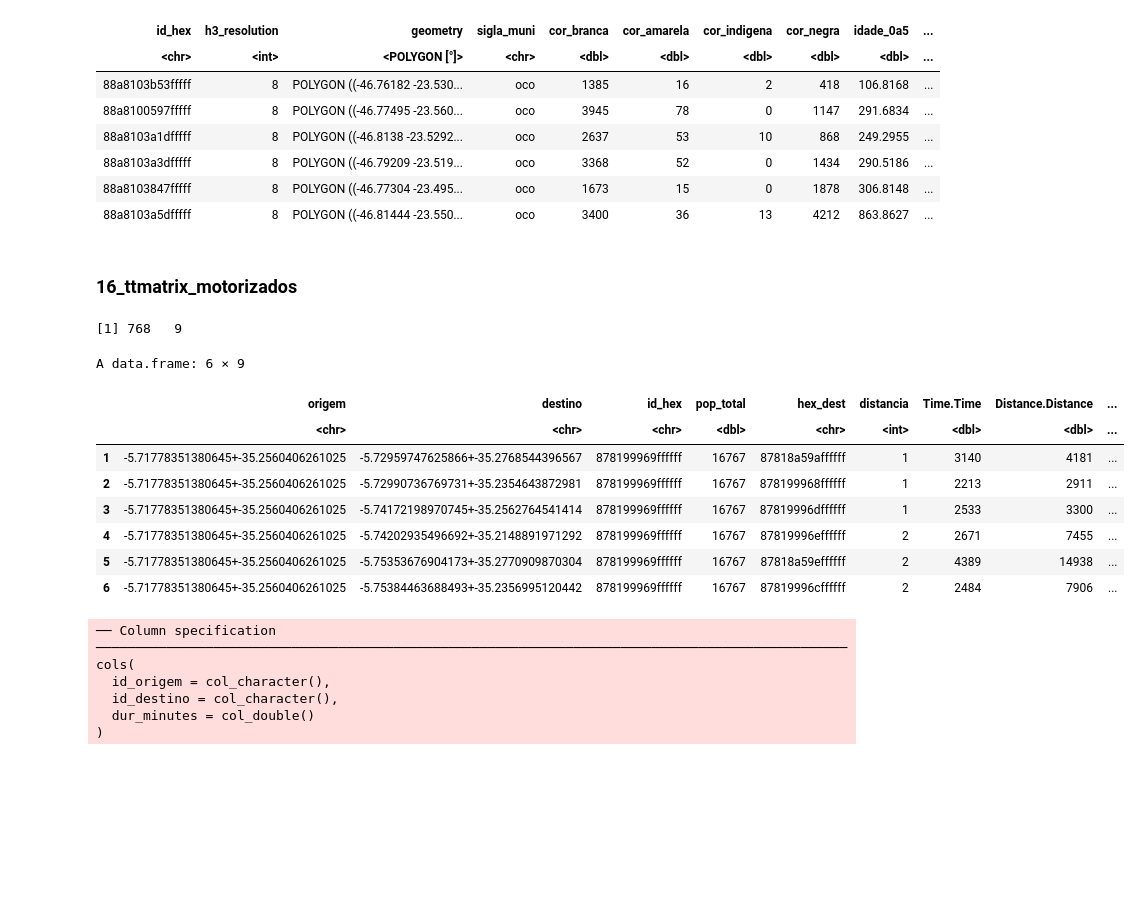
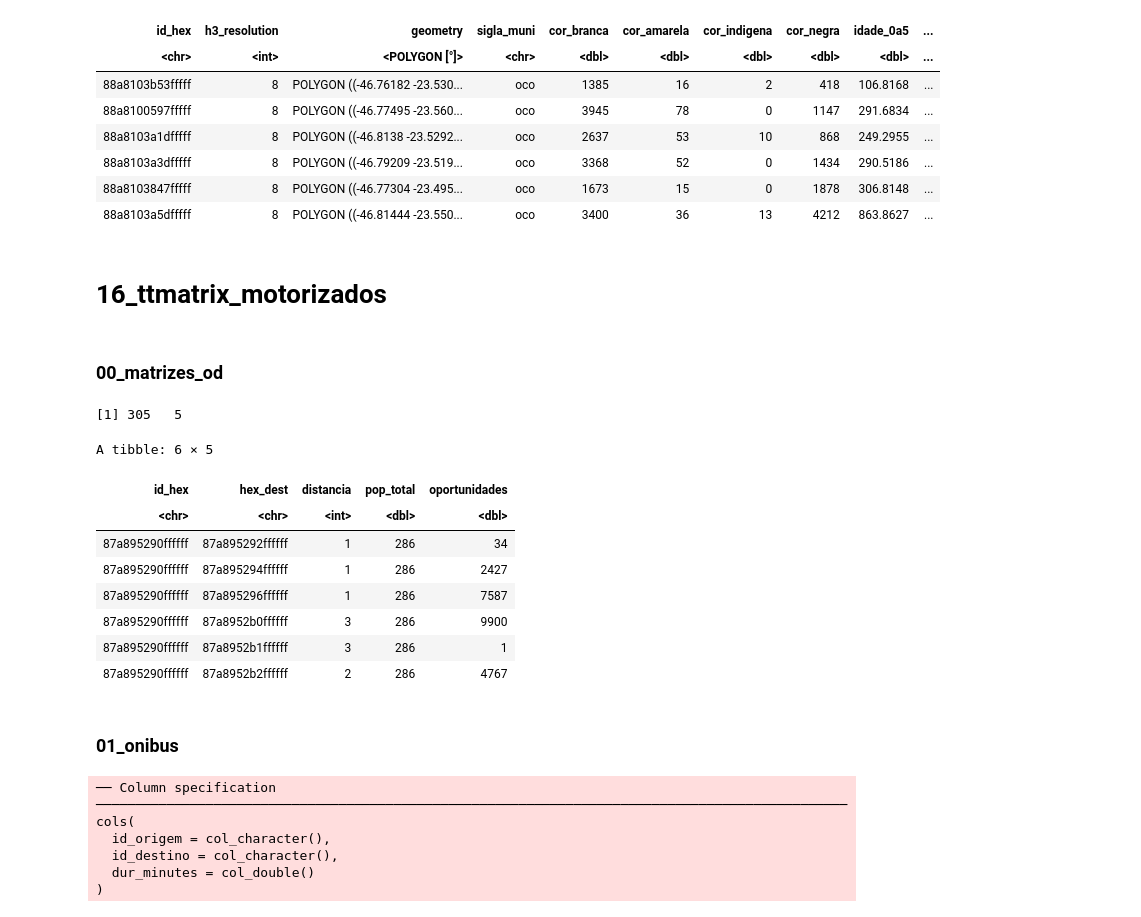
Before and after one commit to Multiplicidademobilidade/indice_acesso_cidade, a Jupyter notebook: R/dev_rev/01 - Visualização de objetos resultantes por pasta.ipynb, the cells around one changed output. Cells and saved outputs as stored; diff of their text form; code cells hidden in the pictures; blank space fills up the shorter version.

```diff
--- a/R/dev_rev/01 - Visualização de objetos resultantes por pasta.ipynb
+++ b/R/dev_rev/01 - Visualização de objetos resultantes por pasta.ipynb
@@ -533,21 +533,25 @@ A sf: 6 × 37
 | 88a8103847fffff | 8 | POLYGON ((-46.77304 -23.495... | oco | 1673 | 15 | 0 | 1878 | 306.8148 | ... |
 | 88a8103a5dfffff | 8 | POLYGON ((-46.81444 -23.550... | oco | 3400 | 36 | 13 | 4212 | 863.8627 | ... |
 # %% [markdown]
-### 16_ttmatrix_motorizados
+# 16_ttmatrix_motorizados
+# %% [markdown]
+### 00_matrizes_od
 # %%
-open_file <- '../../../indice-mobilidade_dados/16_ttmatrix_motorizados/2019/matriztp_nat_07_2019.rds'
-ttmatrix_transit <- read_rds(open_file)
+open_file <- '../../../indice-mobilidade_dados/16_ttmatrix_motorizados/2019/00_matrizes_od/matriz_od_vta_07_2019.rds'
+matriz_od <- read_rds(open_file)
 
-dim(ttmatrix_transit)
-head(ttmatrix_transit)
+dim(matriz_od)
+head(matriz_od)
 # %% [output]
-[1] 768   9
+[1] 305   5
-A data.frame: 6 × 9
+A tibble: 6 × 5
-|  | origem | destino | id_hex | pop_total | hex_dest | distancia | Time.Time | Distance.Distance | ... |
-|  | <chr> | <chr> | <chr> | <dbl> | <chr> | <int> | <dbl> | <dbl> | ... |
-| 1 | -5.71778351380645+-35.2560406261025 | -5.72959747625866+-35.2768544396567 | 878199969ffffff | 16767 | 87818a59affffff | 1 | 3140 | 4181 | ... |
-| 2 | -5.71778351380645+-35.2560406261025 | -5.72990736769731+-35.2354643872981 | 878199969ffffff | 16767 | 878199968ffffff | 1 | 2213 | 2911 | ... |
-| 3 | -5.71778351380645+-35.2560406261025 | -5.74172198970745+-35.2562764541414 | 878199969ffffff | 16767 | 87819996dffffff | 1 | 2533 | 3300 | ... |
-| 4 | -5.71778351380645+-35.2560406261025 | -5.74202935496692+-35.2148891971292 | 878199969ffffff | 16767 | 87819996effffff | 2 | 2671 | 7455 | ... |
-| 5 | -5.71778351380645+-35.2560406261025 | -5.75353676904173+-35.2770909870304 | 878199969ffffff | 16767 | 87818a59effffff | 2 | 4389 | 14938 | ... |
-| 6 | -5.71778351380645+-35.2560406261025 | -5.75384463688493+-35.2356995120442 | 878199969ffffff | 16767 | 87819996cffffff | 2 | 2484 | 7906 | ... |
+| id_hex | hex_dest | distancia | pop_total | oportunidades |
+| <chr> | <chr> | <int> | <dbl> | <dbl> |
+| 87a895290ffffff | 87a895292ffffff | 1 | 286 | 34 |
+| 87a895290ffffff | 87a895294ffffff | 1 | 286 | 2427 |
+| 87a895290ffffff | 87a895296ffffff | 1 | 286 | 7587 |
+| 87a895290ffffff | 87a8952b0ffffff | 3 | 286 | 9900 |
+| 87a895290ffffff | 87a8952b1ffffff | 3 | 286 | 1 |
+| 87a895290ffffff | 87a8952b2ffffff | 2 | 286 | 4767 |
+# %% [markdown]
+### 01_onibus
```
Also changed, not shown: parts of 2 cells of this notebook, 5 other files.
